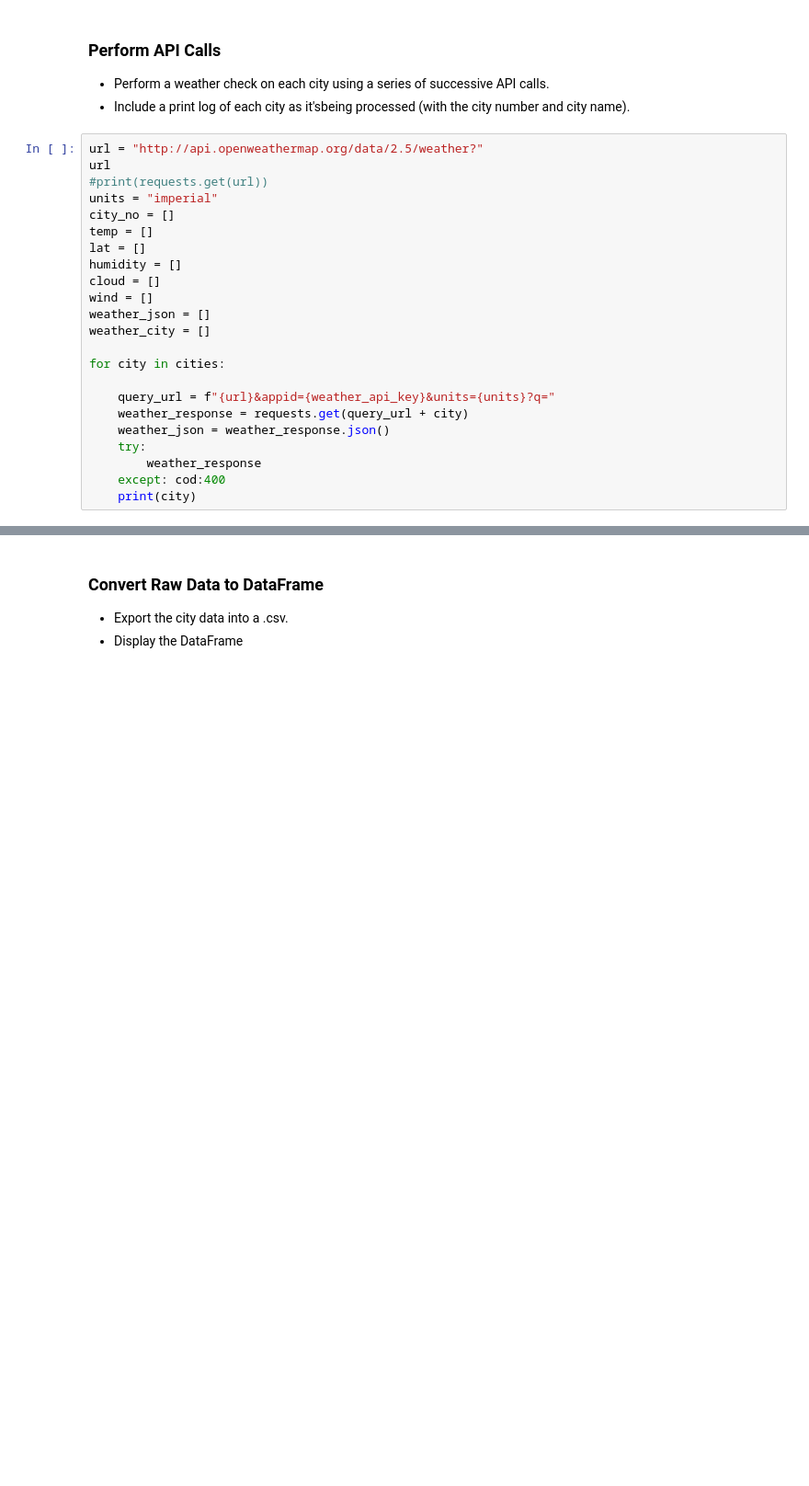
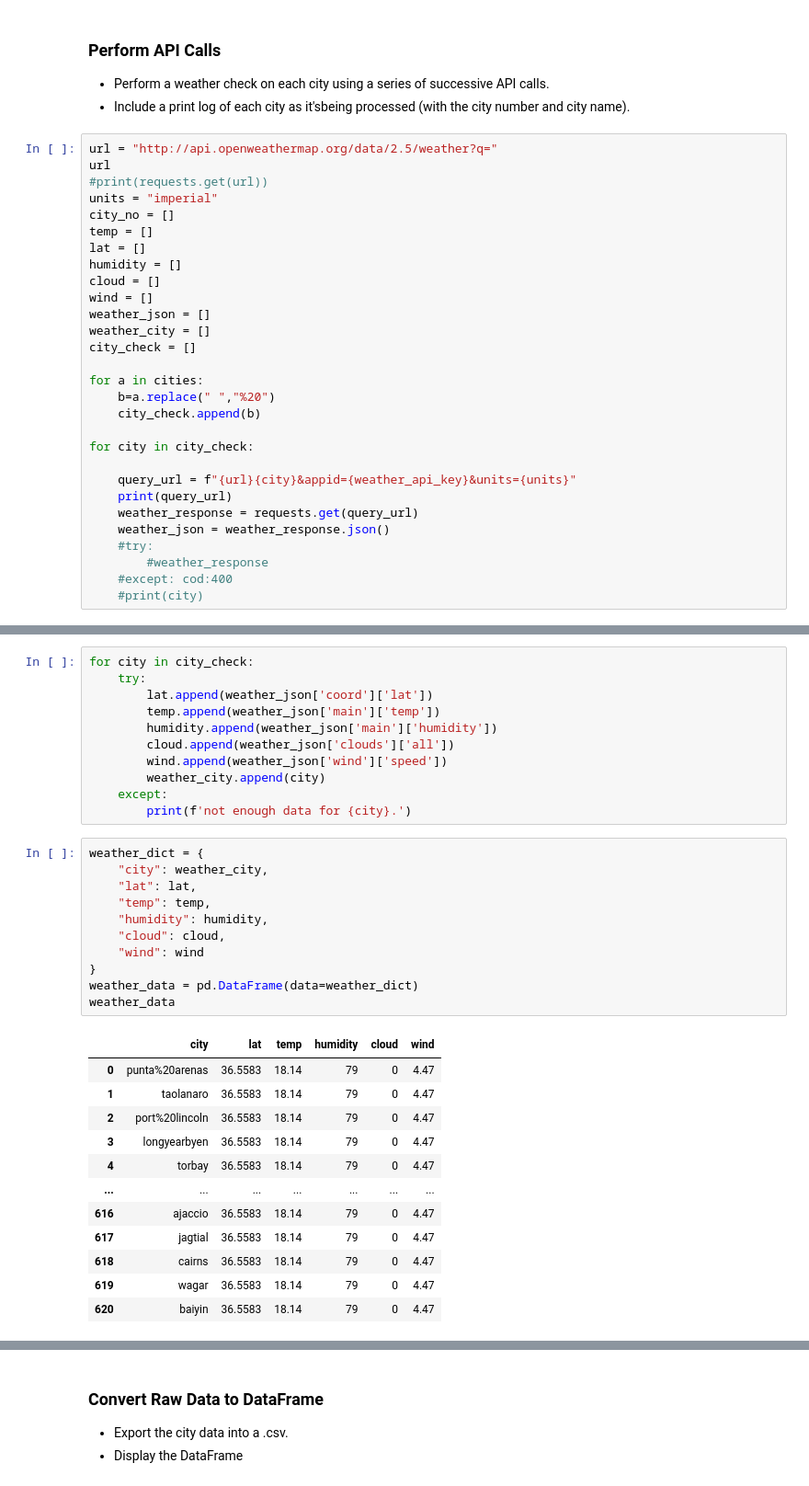
Before and after one commit to Brandy-knust/python-api-challenge, a Jupyter notebook: WeatherPy/WeatherPy-Copy1.ipynb, the cells around one changed output, grey strips where cells are left out. Shown at 92% size. Cells and saved outputs as stored; diff of their text form; blank space fills up the shorter version.

```diff
--- a/WeatherPy/WeatherPy-Copy1.ipynb
+++ b/WeatherPy/WeatherPy-Copy1.ipynb
@@ -59,7 +58,7 @@ print(cities)
 * Perform a weather check on each city using a series of successive API calls.
 * Include a print log of each city as it'sbeing processed (with the city number and city name).
 # %%
-url = "http://api.openweathermap.org/data/2.5/weather?"
+url = "http://api.openweathermap.org/data/2.5/weather?q="
 url
 #print(requests.get(url))
 units = "imperial"
@@ -71,14 +70,20 @@ cloud = []
 wind = []
 weather_json = []
 weather_city = []
+city_check = []
 
-for city in cities:
+for a in cities:
+    b=a.replace(" ","%20")
+    city_check.append(b)
 
-    query_url = f"{url}&appid={weather_api_key}&units={units}?q="
-    weather_response = requests.get(query_url + city)
+for city in city_check:
+
+    query_url = f"{url}{city}&appid={weather_api_key}&units={units}"
+    print(query_url)
+    weather_response = requests.get(query_url)
     weather_json = weather_response.json()
-    try:
-        weather_response
-    except: cod:400
-    print(city)
+    #try:
+        #weather_response
+    #except: cod:400
+    #print(city)
 # %% [output]
@@ -101,0 +107,35 @@ vestmannaeyjar
+# %%
+for city in city_check:
+    try:
+        lat.append(weather_json['coord']['lat'])
+        temp.append(weather_json['main']['temp'])
+        humidity.append(weather_json['main']['humidity'])
+        cloud.append(weather_json['clouds']['all'])
+        wind.append(weather_json['wind']['speed'])
+        weather_city.append(city)
+    except:
+        print(f'not enough data for {city}.')
+# %%
+weather_dict = {
+    "city": weather_city,
+    "lat": lat,
+    "temp": temp,
+    "humidity": humidity,
+    "cloud": cloud,
+    "wind": wind
+}
+weather_data = pd.DataFrame(data=weather_dict)
+weather_data
+# %% [output]
+|  | city | lat | temp | humidity | cloud | wind |
+| 0 | punta%20arenas | 36.5583 | 18.14 | 79 | 0 | 4.47 |
+| 1 | taolanaro | 36.5583 | 18.14 | 79 | 0 | 4.47 |
+| 2 | port%20lincoln | 36.5583 | 18.14 | 79 | 0 | 4.47 |
+| 3 | longyearbyen | 36.5583 | 18.14 | 79 | 0 | 4.47 |
+| 4 | torbay | 36.5583 | 18.14 | 79 | 0 | 4.47 |
+| ... | ... | ... | ... | ... | ... | ... |
+| 616 | ajaccio | 36.5583 | 18.14 | 79 | 0 | 4.47 |
+| 617 | jagtial | 36.5583 | 18.14 | 79 | 0 | 4.47 |
+| 618 | cairns | 36.5583 | 18.14 | 79 | 0 | 4.47 |
+| 619 | wagar | 36.5583 | 18.14 | 79 | 0 | 4.47 |
+| 620 | baiyin | 36.5583 | 18.14 | 79 | 0 | 4.47 |
```
Also changed, not shown: parts of 4 cells of this notebook.
